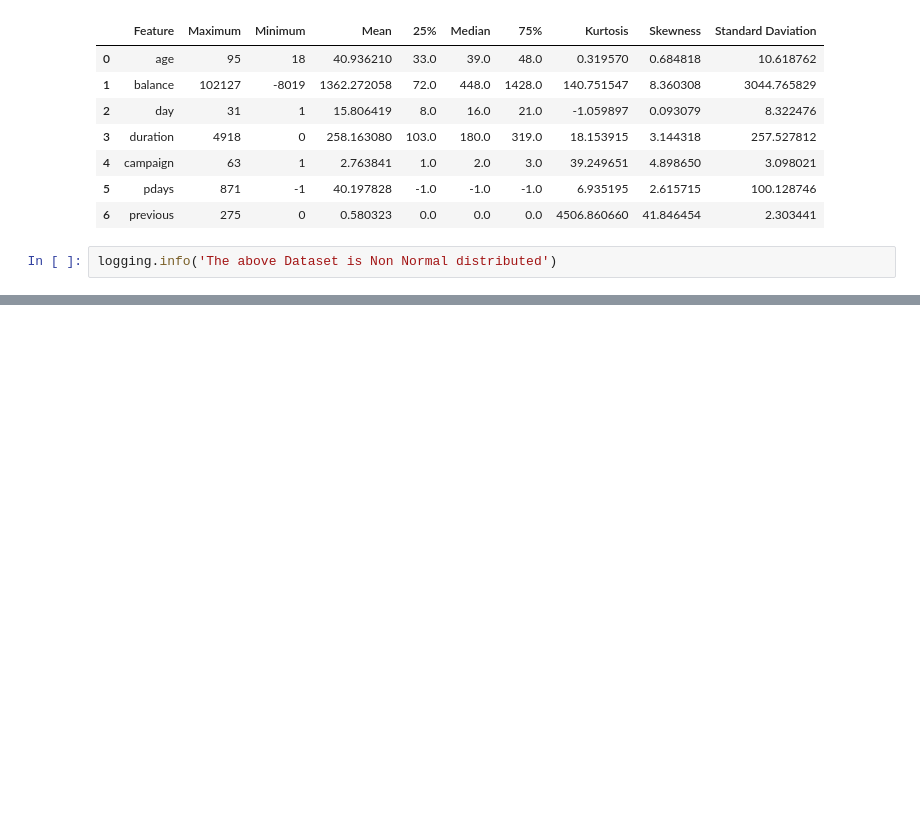
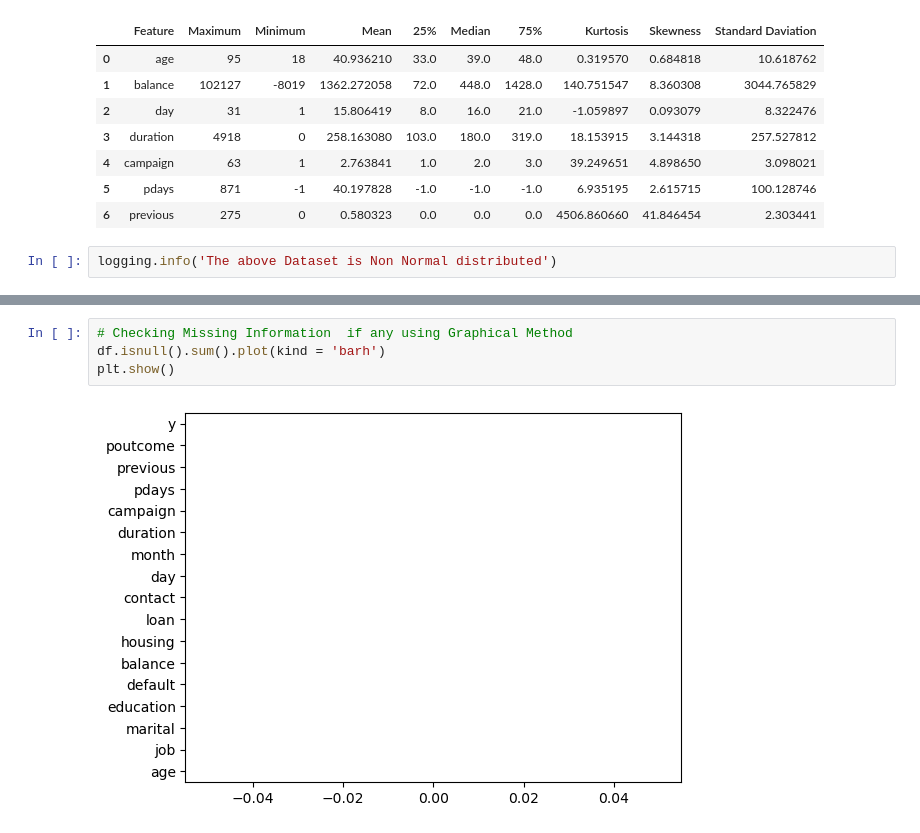
Before and after one commit to Arbajshaikh7030/BankMarketing_MLModel, a Jupyter notebook: Model.ipynb, the cells around one changed output, grey strips where cells are left out. Saved outputs shown, nothing was run; the diff lists cells and outputs as text; blank space fills up the shorter version.

Commit message:
Checking Missing Information using Ghraphical Method

```diff
--- a/Model.ipynb
+++ b/Model.ipynb
@@ -148,0 +171,6 @@ logging.info('The above Dataset is Non Normal distributed')
+# %%
+# Checking Missing Information  if any using Graphical Method
+df.isnull().sum().plot(kind = 'barh')
+plt.show()
+# %% [output]
+[figure, added]
```
Also changed, not shown: parts of 1 cell of this notebook.
